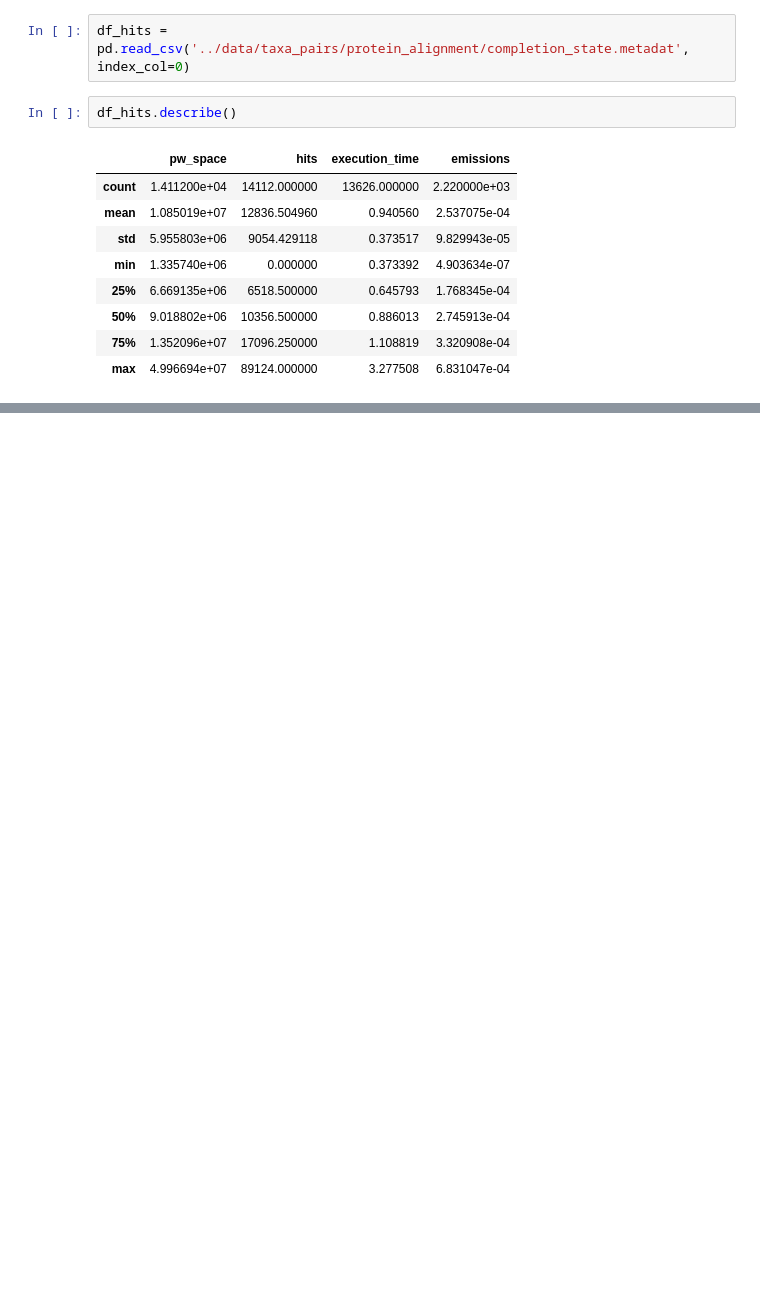
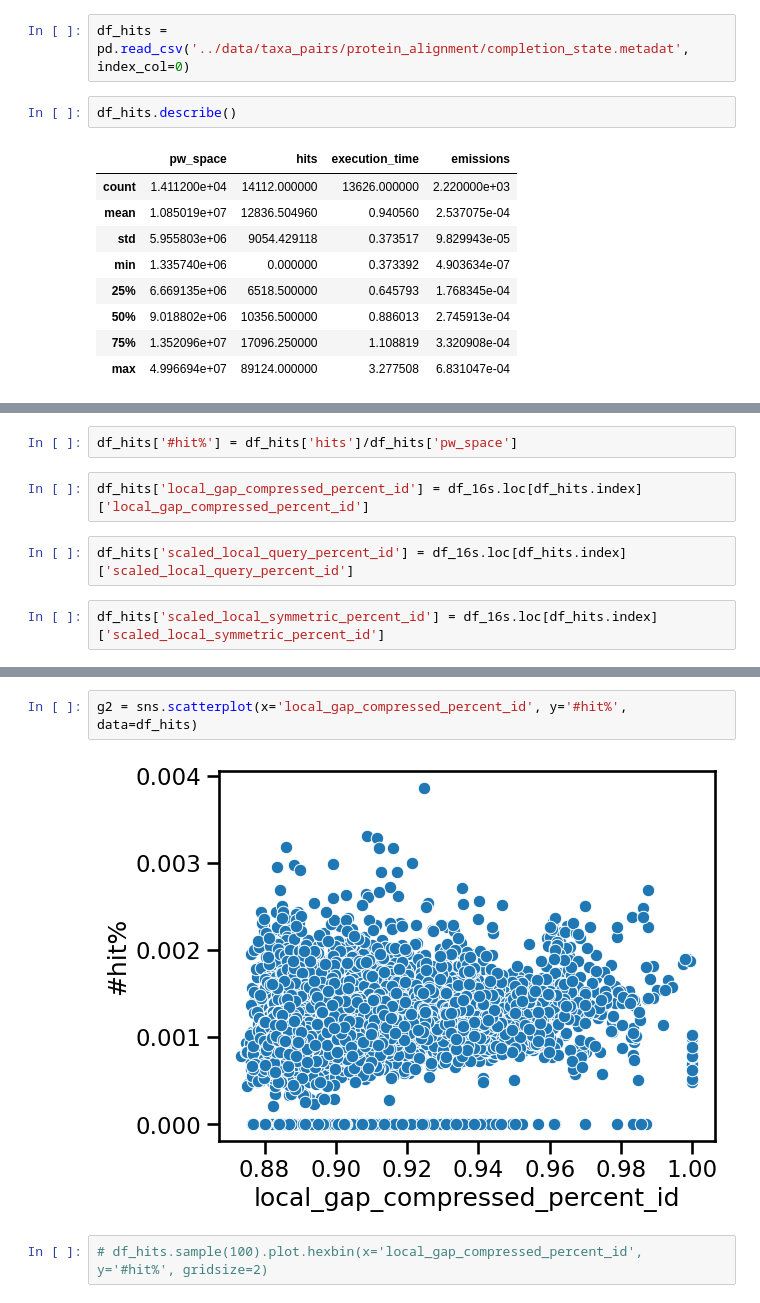
Before and after one commit to BeckResearchLab/learn2thermDB, a Jupyter notebook: notebooks/Plotting_HA.ipynb, the cells around one changed output, grey strips where cells are left out. Saved outputs shown, nothing was run; the diff lists cells and outputs as text; blank space fills up the shorter version.

```diff
--- a/notebooks/Plotting_HA.ipynb
+++ b/notebooks/Plotting_HA.ipynb
@@ -280,0 +480,8 @@ KeyError: '[88, 1844, 49, 11324, 15683, 16579, 37, 3640, 7134, 3606, 7470, 6048,
+# %%
+df_hits['#hit%'] = df_hits['hits']/df_hits['pw_space']
+# %%
+df_hits['local_gap_compressed_percent_id'] = df_16s.loc[df_hits.index]['local_gap_compressed_percent_id']
+# %%
+df_hits['scaled_local_query_percent_id'] = df_16s.loc[df_hits.index]['scaled_local_query_percent_id']
+# %%
+df_hits['scaled_local_symmetric_percent_id'] = df_16s.loc[df_hits.index]['scaled_local_symmetric_percent_id']
@@ -280,0 +500,6 @@ KeyError: '[88, 1844, 49, 11324, 15683, 16579, 37, 3640, 7134, 3606, 7470, 6048,
+# %%
+g2 = sns.scatterplot(x='local_gap_compressed_percent_id', y='#hit%', data=df_hits)
+# %% [output]
+[figure, added]
+# %%
+# df_hits.sample(100).plot.hexbin(x='local_gap_compressed_percent_id', y='#hit%', gridsize=2)
```
Also changed, not shown: parts of 42 cells of this notebook, 1 other file.
